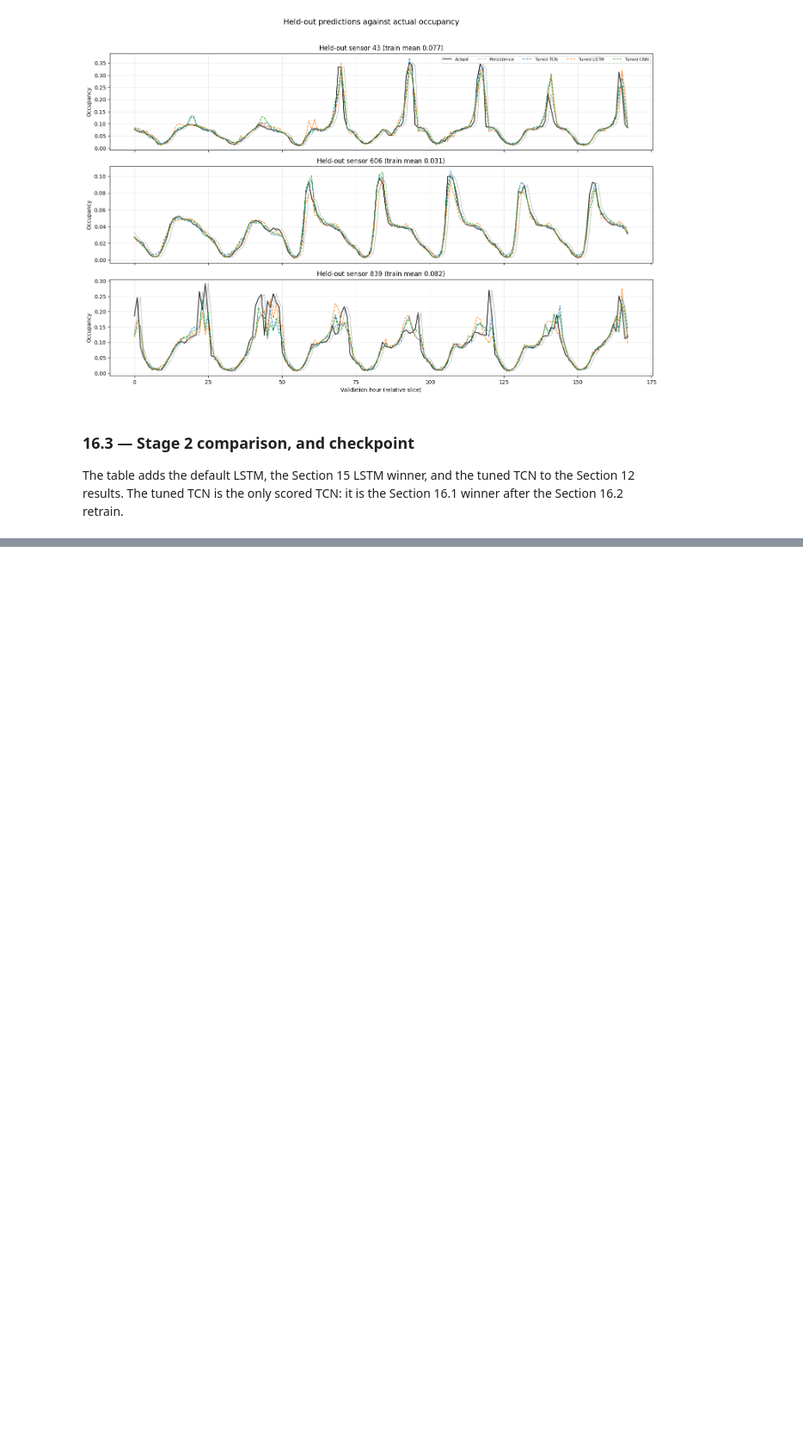
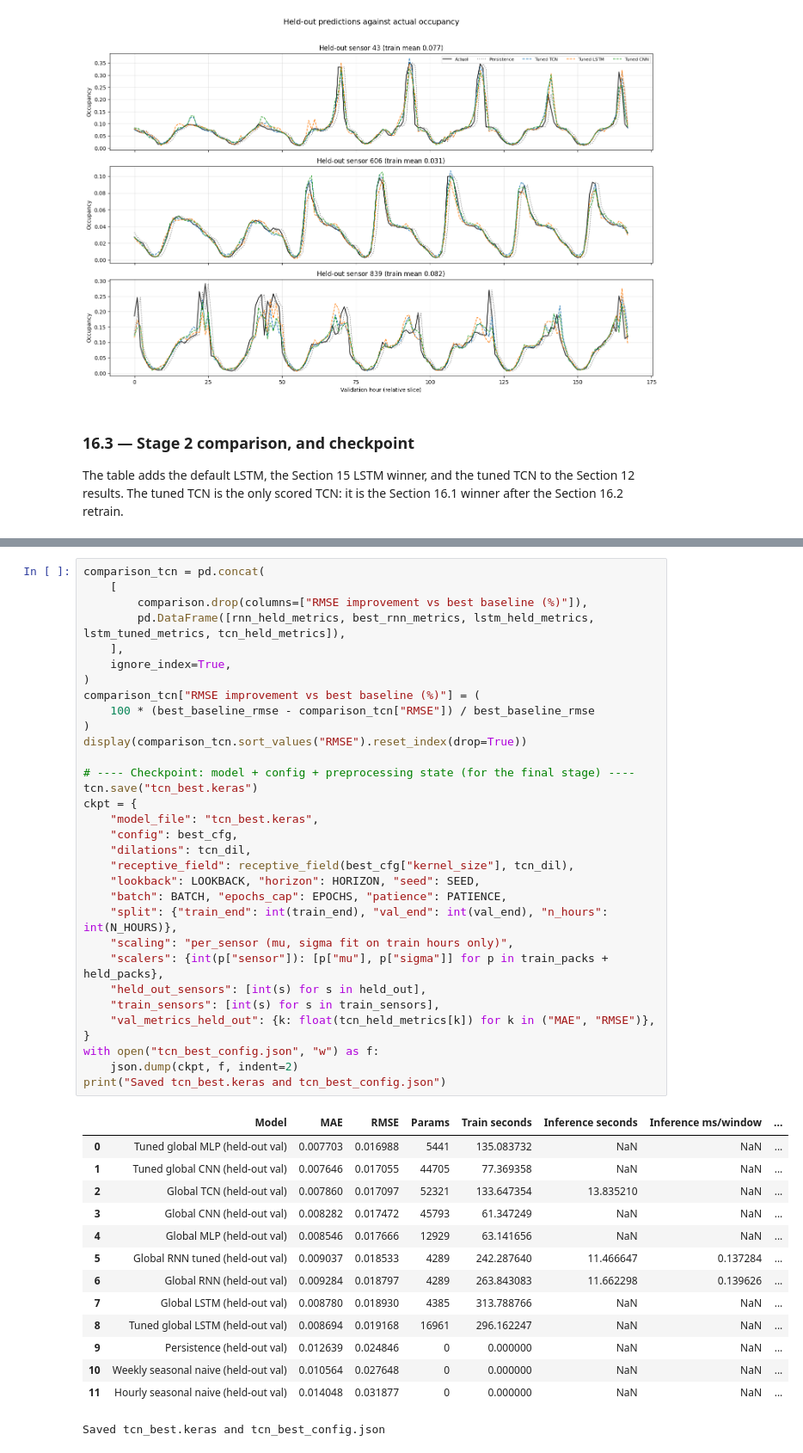
Before and after one commit to Matthew-Linders/AISE_4010_Group_Project, a Jupyter notebook: Stage 2/AISE4010_Project_Group02_NR.ipynb, the cells around one changed output, grey strips where cells are left out. Shown at 86% size. Saved outputs shown, nothing was run; the diff lists cells and outputs as text; blank space fills up the shorter version.

Commit message:
Ran full code and updated final comparison table

```diff
--- a/Stage 2/AISE4010_Project_Group02_NR.ipynb
+++ b/Stage 2/AISE4010_Project_Group02_NR.ipynb
@@ -1964,0 +1920,47 @@ Saved tcn_best.keras and tcn_best_config.json
+# %%
+comparison_tcn = pd.concat(
+    [
+        comparison.drop(columns=["RMSE improvement vs best baseline (%)"]),
+        pd.DataFrame([rnn_held_metrics, best_rnn_metrics, lstm_held_metrics, lstm_tuned_metrics, tcn_held_metrics]),
+    ],
+    ignore_index=True,
+)
+comparison_tcn["RMSE improvement vs best baseline (%)"] = (
+    100 * (best_baseline_rmse - comparison_tcn["RMSE"]) / best_baseline_rmse
+)
+display(comparison_tcn.sort_values("RMSE").reset_index(drop=True))
+
+# ---- Checkpoint: model + config + preprocessing state (for the final stage) ----
+tcn.save("tcn_best.keras")
+ckpt = {
+    "model_file": "tcn_best.keras",
+    "config": best_cfg,
+    "dilations": tcn_dil,
+    "receptive_field": receptive_field(best_cfg["kernel_size"], tcn_dil),
+    "lookback": LOOKBACK, "horizon": HORIZON, "seed": SEED,
+    "batch": BATCH, "epochs_cap": EPOCHS, "patience": PATIENCE,
+    "split": {"train_end": int(train_end), "val_end": int(val_end), "n_hours": int(N_HOURS)},
+    "scaling": "per_sensor (mu, sigma fit on train hours only)",
+    "scalers": {int(p["sensor"]): [p["mu"], p["sigma"]] for p in train_packs + held_packs},
+    "held_out_sensors": [int(s) for s in held_out],
+    "train_sensors": [int(s) for s in train_sensors],
+    "val_metrics_held_out": {k: float(tcn_held_metrics[k]) for k in ("MAE", "RMSE")},
+}
+with open("tcn_best_config.json", "w") as f:
+    json.dump(ckpt, f, indent=2)
+print("Saved tcn_best.keras and tcn_best_config.json")
+# %% [output]
+|  | Model | MAE | RMSE | Params | Train seconds | Inference seconds | Inference ms/window | ... |
+| 0 | Tuned global MLP (held-out val) | 0.007703 | 0.016988 | 5441 | 135.083732 | NaN | NaN | ... |
+| 1 | Tuned global CNN (held-out val) | 0.007646 | 0.017055 | 44705 | 77.369358 | NaN | NaN | ... |
+| 2 | Global TCN (held-out val) | 0.007860 | 0.017097 | 52321 | 133.647354 | 13.835210 | NaN | ... |
+| 3 | Global CNN (held-out val) | 0.008282 | 0.017472 | 45793 | 61.347249 | NaN | NaN | ... |
+| 4 | Global MLP (held-out val) | 0.008546 | 0.017666 | 12929 | 63.141656 | NaN | NaN | ... |
+| 5 | Global RNN tuned (held-out val) | 0.009037 | 0.018533 | 4289 | 242.287640 | 11.466647 | 0.137284 | ... |
+| 6 | Global RNN (held-out val) | 0.009284 | 0.018797 | 4289 | 263.843083 | 11.662298 | 0.139626 | ... |
+| 7 | Global LSTM (held-out val) | 0.008780 | 0.018930 | 4385 | 313.788766 | NaN | NaN | ... |
+| 8 | Tuned global LSTM (held-out val) | 0.008694 | 0.019168 | 16961 | 296.162247 | NaN | NaN | ... |
+| 9 | Persistence (held-out val) | 0.012639 | 0.024846 | 0 | 0.000000 | NaN | NaN | ... |
+| 10 | Weekly seasonal naive (held-out val) | 0.010564 | 0.027648 | 0 | 0.000000 | NaN | NaN | ... |
+| 11 | Hourly seasonal naive (held-out val) | 0.014048 | 0.031877 | 0 | 0.000000 | NaN | NaN | ... |
+Saved tcn_best.keras and tcn_best_config.json
```
Also changed, not shown: parts of 1 cell of this notebook.
